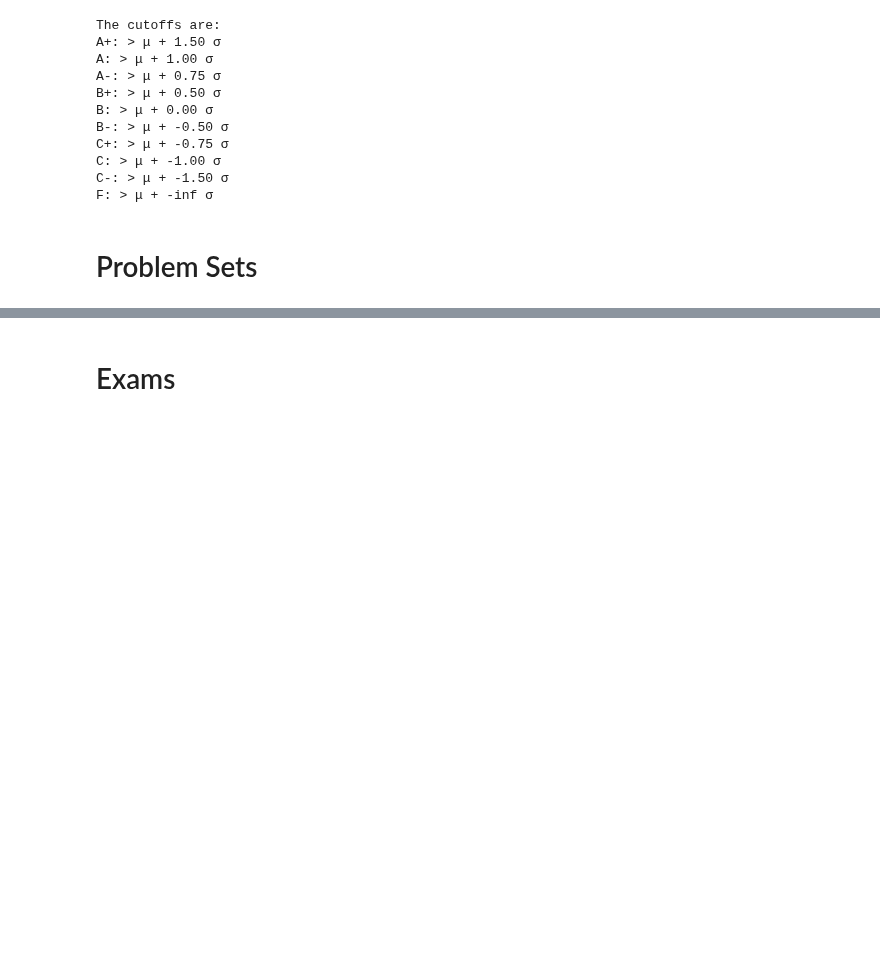
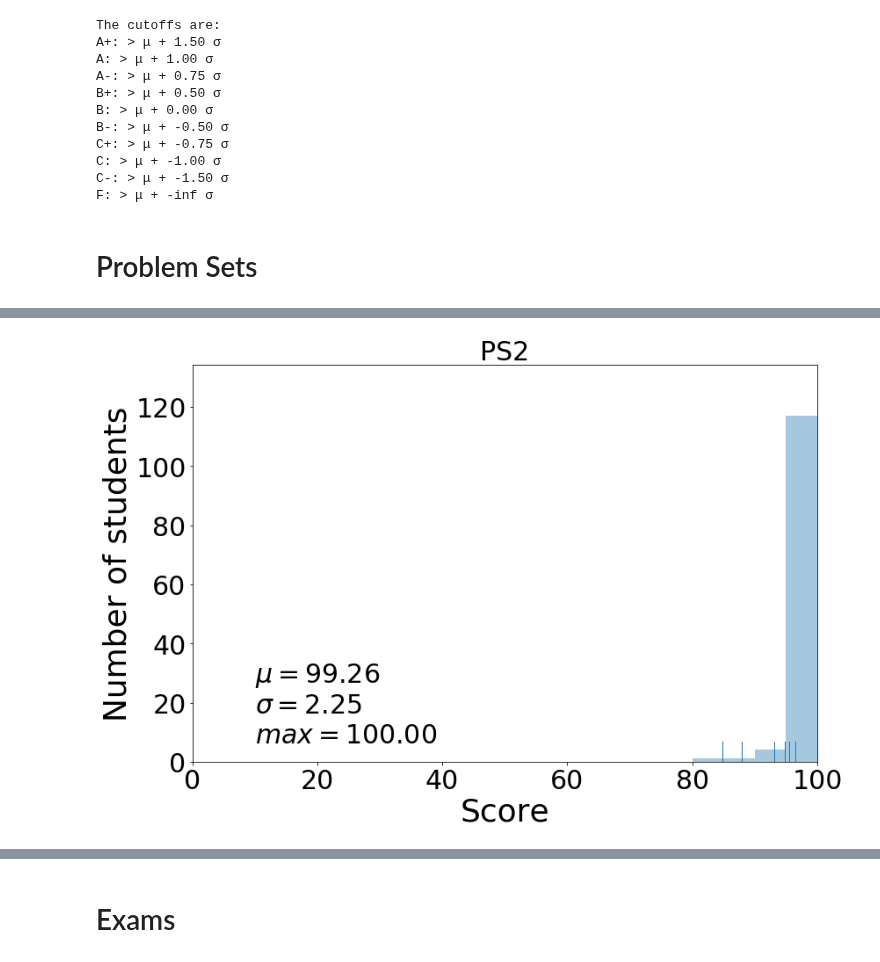
Before and after one commit to materialsvirtuallab/ceng114, a Jupyter notebook: grades/statsw2018.ipynb, the cells around one changed output, grey strips where cells are left out. Saved outputs shown, nothing was run; the diff lists cells and outputs as text; code cells hidden in the pictures; blank space fills up the shorter version.

```diff
--- a/grades/statsw2018.ipynb
+++ b/grades/statsw2018.ipynb
@@ -158,2 +158,4 @@ cutoffs = bar_plot(d, "CS1", annotate=False)
 # %%
-# cutoffs = bar_plot(d, "PS2", annotate=False)
+cutoffs = bar_plot(d, "PS2", annotate=False)
+# %% [output]
+[figure, added]
```
Also changed, not shown: parts of 8 cells of this notebook.
